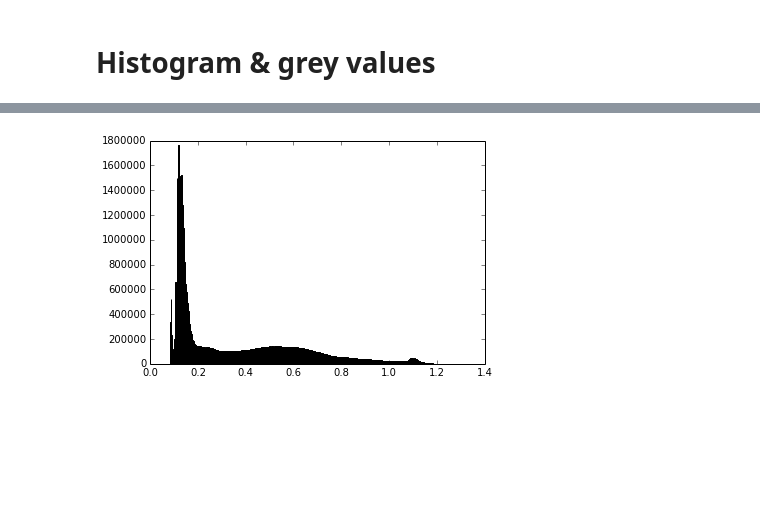
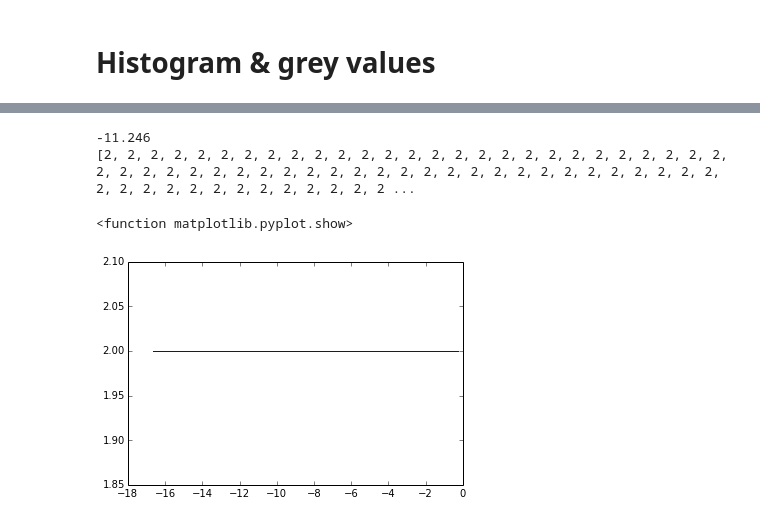
Before and after one commit to marioviti/Med_Imaging, a Jupyter notebook: imaging/3d sampling.ipynb, the cells around one changed output, grey strips where cells are left out. Saved outputs shown, nothing was run; the diff lists cells and outputs as text; code cells hidden in the pictures; blank space fills up the shorter version.

Commit message:
Added histogram script
histogram will be saved as histogram.json

```diff
--- a/imaging/3d sampling.ipynb
+++ b/imaging/3d sampling.ipynb
@@ -15,6 +19,7 @@ proj_dir = "."
 nii_dir = "./brainNii"
 nii_settings_name = "settings.json"
 nii_data_name = "patterns.json"
+nii_histogram_name = "histogram.json"
 
 extensions = ['.nii']
 patch_side = 3 # considering square pathces
@@ -27,5 +32,10 @@ utils.saveDict(proj_dir,nii_settings_name,settings)
 data = utils.loadDict(proj_dir,nii_data_name) # load data
 data = {} if data == None else data
 
-print settings
+print 'sampled data size'
+print '3x3x3 patterns 2 bits per pixel = 54 bits per pattern'
+print 'numeber of patter sampled: ' + `len(data.keys())`
+print 'total size of pattern sampled: ' + `((len(data.keys())* 54) / 8) /1024` + ' Kbytes'
+
+#print settings
 # %% [output]
@@ -76,10 +68,0 @@ for img_name in utils.getdirlist(nii_dir,extensions):
-# %%
-images_data = np.ndarray([])
-for img_name in utils.getdirlist(nii_dir,extensions):
-    temp_data = np.array(nio.loadNii(utils.joinpath(nii_dir,img_name))).ravel()
-    images_data = np.append(images_data,temp_data)
-
-plt.hist(images_data.ravel(), bins=512, range=(np.min(images_data), np.max(images_data)), fc='k', ec='k')
-plt.show()
-# %% [output]
-[figure, removed]
@@ -85,0 +90,12 @@ plt.show()
+# %%
+histogram = utils.loadDict(proj_dir,nii_histogram_name)
+print histogram.keys()[0]
+print histogram.items()
+bars = map(lambda x: len(x), histogram.items())
+plt.plot(histogram.keys(),bars)
+plt.show
+# %% [output]
+-11.246
+[2, 2, 2, 2, 2, 2, 2, 2, 2, 2, 2, 2, 2, 2, 2, 2, 2, 2, 2, 2, 2, 2, 2, 2, 2, 2, 2, 2, 2, 2, 2, 2, 2, 2, 2, 2, 2, 2, 2, 2, 2, 2, 2, 2, 2, 2, 2, 2, 2, 2, 2, 2, 2, 2, 2, 2, 2, 2, 2, 2, 2, 2, 2, 2, 2, 2, 2 ...
+<function matplotlib.pyplot.show>
+[figure, added]
```
Also changed, not shown: parts of 5 cells of this notebook, 3 other files.
